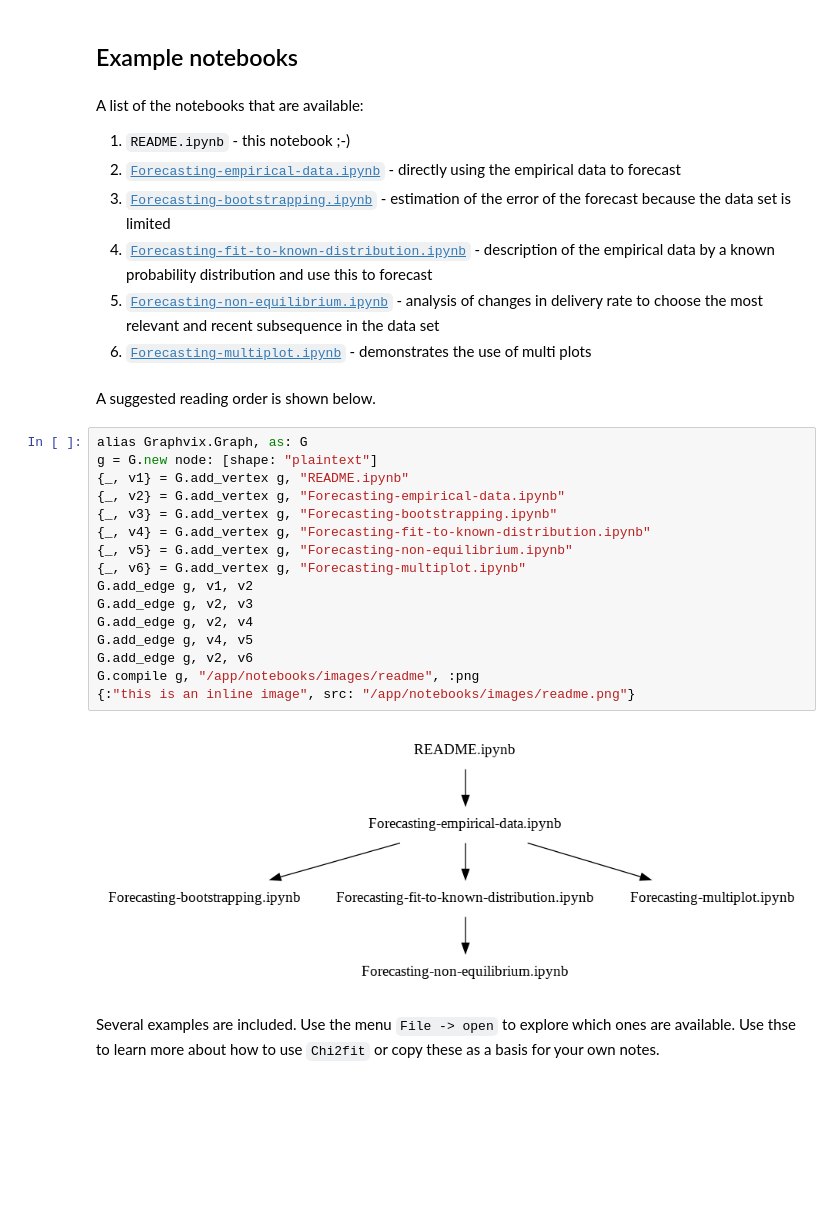
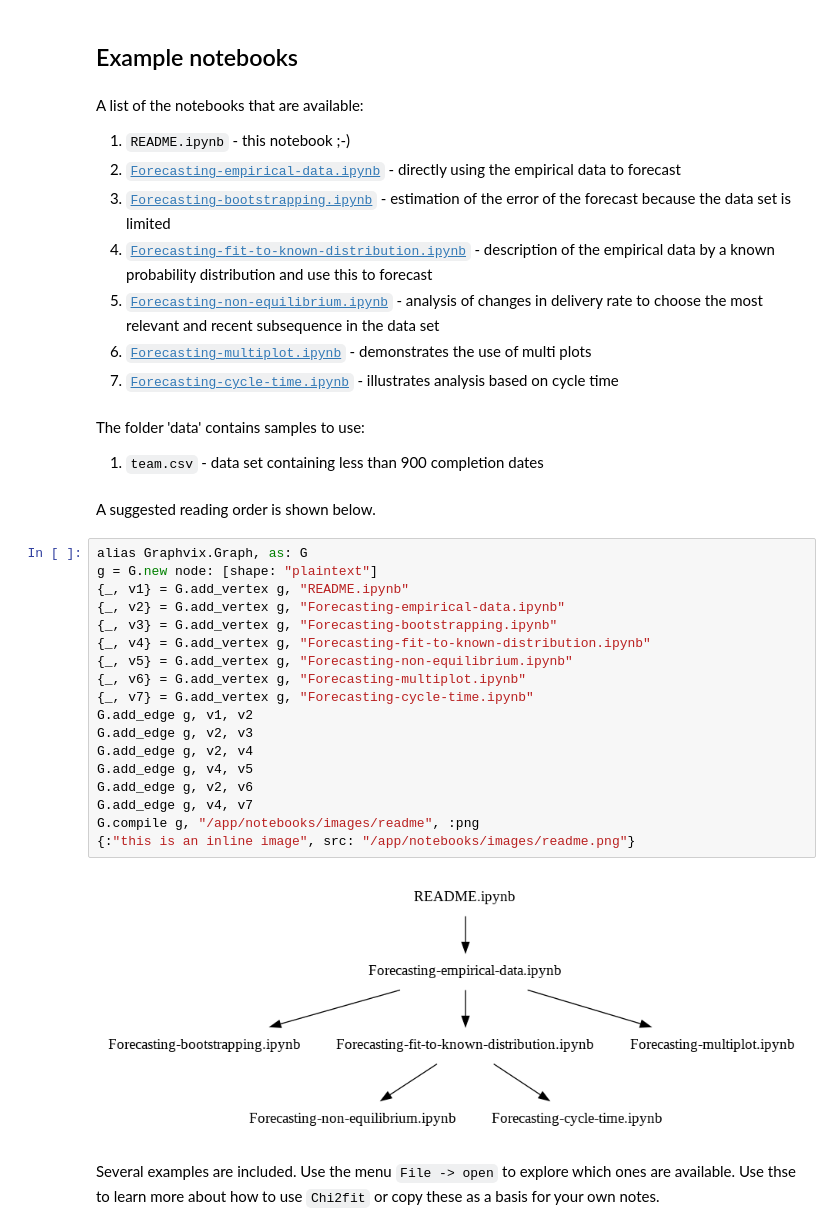
Before and after one commit to piisgaaf/chi2fit, a Jupyter notebook: notebooks/README.ipynb, the cells around one changed output. Drawn from its saved outputs; the diff is of its cells as text; blank space fills up the shorter version.

Commit message:
Added cycle times notebooks

```diff
--- a/notebooks/README.ipynb
+++ b/notebooks/README.ipynb
@@ -34,26 +34,33 @@ A list of the notebooks that are available:
 1. [`Forecasting-fit-to-known-distribution.ipynb`](Forecasting-fit-to-known-distribution.ipynb) - description of the empirical data by a known probability distribution and use this to forecast
 1. [`Forecasting-non-equilibrium.ipynb`](Forecasting-non-equilibrium.ipynb) - analysis of changes in delivery rate to choose the most relevant and recent subsequence in the data set
 1. [`Forecasting-multiplot.ipynb`](Forecasting-multiplot.ipynb) - demonstrates the use of multi plots
+1. [`Forecasting-cycle-time.ipynb`](Forecasting-cycle-time.ipynb) - illustrates analysis based on cycle time
+# %% [markdown]
+The folder 'data' contains samples to use:
+
+1. `team.csv` - data set containing less than 900 completion dates
 # %% [markdown]
 A suggested reading order is shown below.
 # %%
 alias Graphvix.Graph, as: G
 g = G.new node: [shape: "plaintext"]
 {_, v1} = G.add_vertex g, "README.ipynb"
 {_, v2} = G.add_vertex g, "Forecasting-empirical-data.ipynb"
 {_, v3} = G.add_vertex g, "Forecasting-bootstrapping.ipynb"
 {_, v4} = G.add_vertex g, "Forecasting-fit-to-known-distribution.ipynb"
 {_, v5} = G.add_vertex g, "Forecasting-non-equilibrium.ipynb"
 {_, v6} = G.add_vertex g, "Forecasting-multiplot.ipynb"
+{_, v7} = G.add_vertex g, "Forecasting-cycle-time.ipynb"
 G.add_edge g, v1, v2
 G.add_edge g, v2, v3
 G.add_edge g, v2, v4
 G.add_edge g, v4, v5
 G.add_edge g, v2, v6
+G.add_edge g, v4, v7
 G.compile g, "/app/notebooks/images/readme", :png
 {:"this is an inline image", src: "/app/notebooks/images/readme.png"}
 # %% [output]
-[figure, old version]
+[figure, new version]
 # %% [markdown]
 Several examples are included. Use the menu `File -> open` to explore which ones are available. Use
 thse to learn more about how to use `Chi2fit` or copy these as a basis for your own notes.
```
Also changed, not shown: 9 other files.
